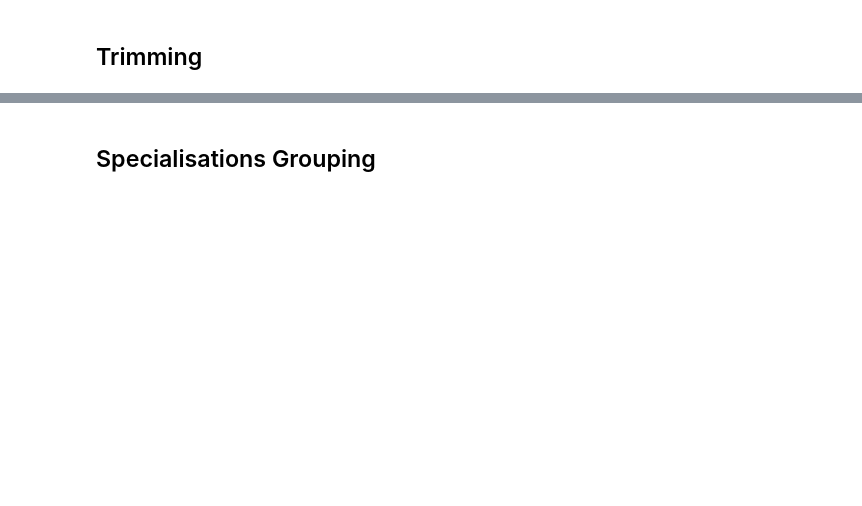
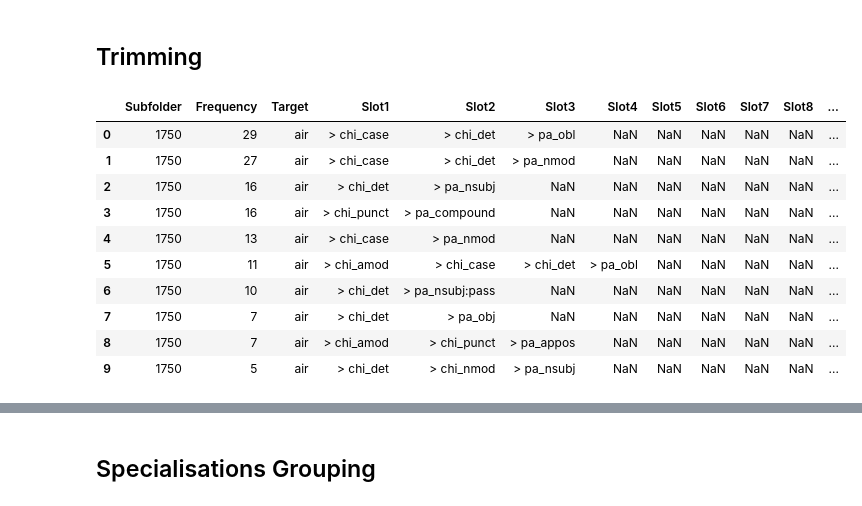
Before and after one commit to phantatbach/SynFlow, a Jupyter notebook: SynFlow_Explorer.ipynb, the cells around one changed output, grey strips where cells are left out. Drawn from its saved outputs; the diff is of its cells as text; code cells hidden in the pictures; blank space fills up the shorter version.

```diff
--- a/SynFlow_Explorer.ipynb
+++ b/SynFlow_Explorer.ipynb
@@ -212,6 +254,18 @@ with open(out_path, "w", encoding="utf-8", newline="") as f:
 ## Trimming
 # %%
 import pandas as pd
-df = pd.read_csv('/home/volt/bach/SynFlow/output/air-N-1750-1799/Explorer/air_N_arg_comb_1_hops.csv', sep='&')
+df = pd.read_csv('/home/volt/bach/SynFlow/output/air-N-1750-1819/Explorer/air_N_spath_combs_1_hops.csv', sep='&')
 df.head(10)
+# %% [output]
+|  | Subfolder | Frequency | Target | Slot1 | Slot2 | Slot3 | Slot4 | Slot5 | Slot6 | Slot7 | Slot8 | ... |
+| 0 | 1750 | 29 | air | > chi_case | > chi_det | > pa_obl | NaN | NaN | NaN | NaN | NaN | ... |
+| 1 | 1750 | 27 | air | > chi_case | > chi_det | > pa_nmod | NaN | NaN | NaN | NaN | NaN | ... |
+| 2 | 1750 | 16 | air | > chi_det | > pa_nsubj | NaN | NaN | NaN | NaN | NaN | NaN | ... |
+| 3 | 1750 | 16 | air | > chi_punct | > pa_compound | NaN | NaN | NaN | NaN | NaN | NaN | ... |
+| 4 | 1750 | 13 | air | > chi_case | > pa_nmod | NaN | NaN | NaN | NaN | NaN | NaN | ... |
+| 5 | 1750 | 11 | air | > chi_amod | > chi_case | > chi_det | > pa_obl | NaN | NaN | NaN | NaN | ... |
+| 6 | 1750 | 10 | air | > chi_det | > pa_nsubj:pass | NaN | NaN | NaN | NaN | NaN | NaN | ... |
+| 7 | 1750 | 7 | air | > chi_det | > pa_obj | NaN | NaN | NaN | NaN | NaN | NaN | ... |
+| 8 | 1750 | 7 | air | > chi_amod | > chi_punct | > pa_appos | NaN | NaN | NaN | NaN | NaN | ... |
+| 9 | 1750 | 5 | air | > chi_det | > chi_nmod | > pa_nsubj | NaN | NaN | NaN | NaN | NaN | ... |
 # %%
```
Also changed, not shown: parts of 9 cells of this notebook, 14 other files.
